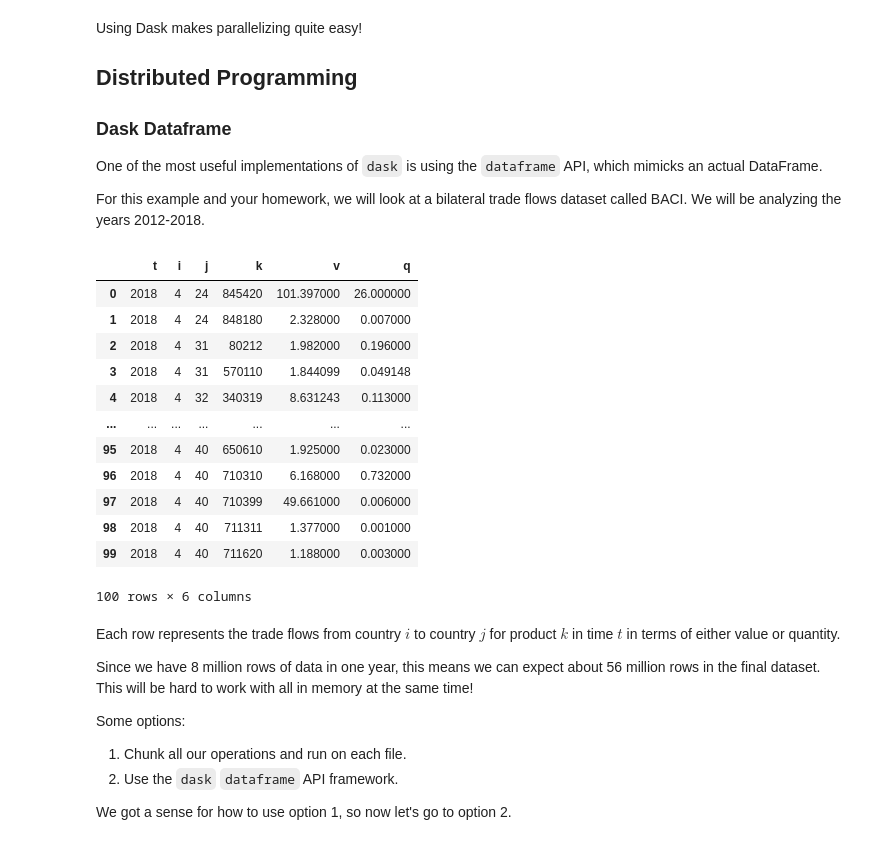
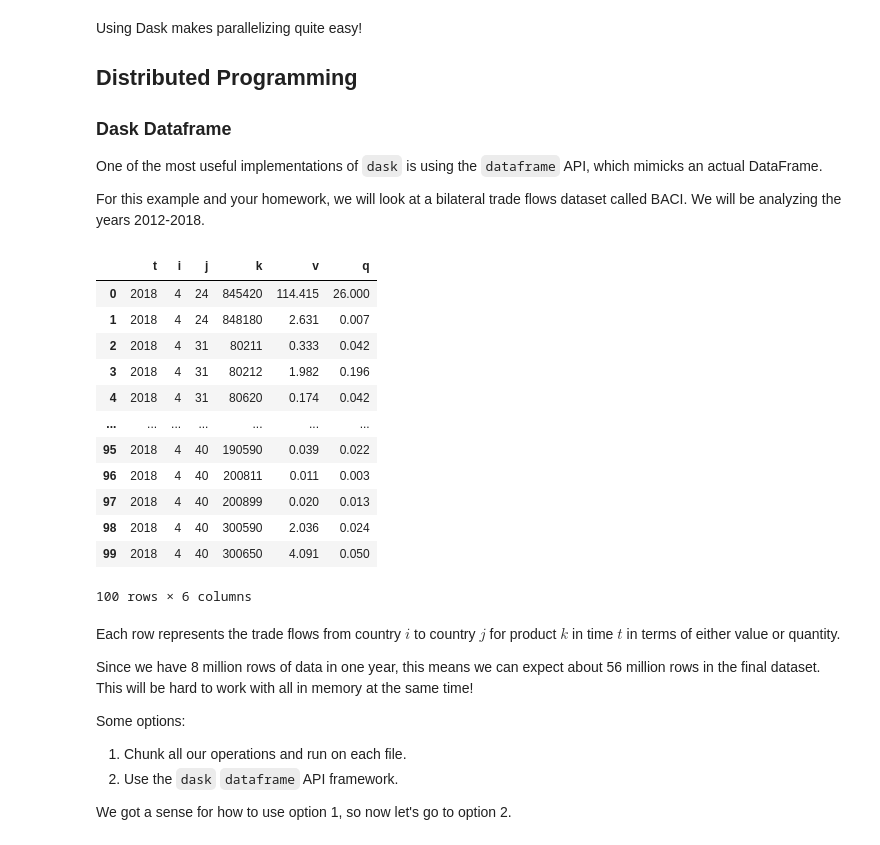
Before and after one commit to jphutch/ACE-592-SAE, a Jupyter notebook: Lectures/4_Numeric/50_Dask_Introduction.ipynb, the cells around one changed output. Cells and saved outputs as stored; diff of their text form; code cells hidden in the pictures.

```diff
--- a/Lectures/4_Numeric/05_Dask_Introduction.ipynb
+++ b/Lectures/4_Numeric/50_Dask_Introduction.ipynb
@@ -113,22 +113,24 @@ Using Dask makes parallelizing quite easy!
 One of the most useful implementations of `dask` is using the `dataframe` API, which mimicks an actual DataFrame.
 
 For this example and your homework, we will look at a bilateral trade flows dataset called BACI. We will be analyzing the years 2012-2018.
+# %%
+trade_dir = "C:/Users/jhtchns2/Box/ACE_592_SAE/Homework_3/BACI_HS12_V202201/"
 # %%
-df18 = pd.read_csv("P:trade_data/BACI_HS12_Y2018_V202001.csv",nrows=100)
+df18 = pd.read_csv(trade_dir + "BACI_HS12_Y2018_V202201.csv",nrows=100)
 df18
 # %% [output]
 |  | t | i | j | k | v | q |
-| 0 | 2018 | 4 | 24 | 845420 | 101.397000 | 26.000000 |
-| 1 | 2018 | 4 | 24 | 848180 | 2.328000 | 0.007000 |
-| 2 | 2018 | 4 | 31 | 80212 | 1.982000 | 0.196000 |
-| 3 | 2018 | 4 | 31 | 570110 | 1.844099 | 0.049148 |
-| 4 | 2018 | 4 | 32 | 340319 | 8.631243 | 0.113000 |
+| 0 | 2018 | 4 | 24 | 845420 | 114.415 | 26.000 |
+| 1 | 2018 | 4 | 24 | 848180 | 2.631 | 0.007 |
+| 2 | 2018 | 4 | 31 | 80211 | 0.333 | 0.042 |
+| 3 | 2018 | 4 | 31 | 80212 | 1.982 | 0.196 |
+| 4 | 2018 | 4 | 31 | 80620 | 0.174 | 0.042 |
 | ... | ... | ... | ... | ... | ... | ... |
-| 95 | 2018 | 4 | 40 | 650610 | 1.925000 | 0.023000 |
-| 96 | 2018 | 4 | 40 | 710310 | 6.168000 | 0.732000 |
-| 97 | 2018 | 4 | 40 | 710399 | 49.661000 | 0.006000 |
-| 98 | 2018 | 4 | 40 | 711311 | 1.377000 | 0.001000 |
-| 99 | 2018 | 4 | 40 | 711620 | 1.188000 | 0.003000 |
+| 95 | 2018 | 4 | 40 | 190590 | 0.039 | 0.022 |
+| 96 | 2018 | 4 | 40 | 200811 | 0.011 | 0.003 |
+| 97 | 2018 | 4 | 40 | 200899 | 0.020 | 0.013 |
+| 98 | 2018 | 4 | 40 | 300590 | 2.036 | 0.024 |
+| 99 | 2018 | 4 | 40 | 300650 | 4.091 | 0.050 |
 100 rows × 6 columns
 # %% [markdown]
 Each row represents the trade flows from country $i$ to country $j$ for product $k$ in time $t$ in terms of either value or quantity.
```
Also changed, not shown: parts of 35 cells of this notebook, 8 other files.
